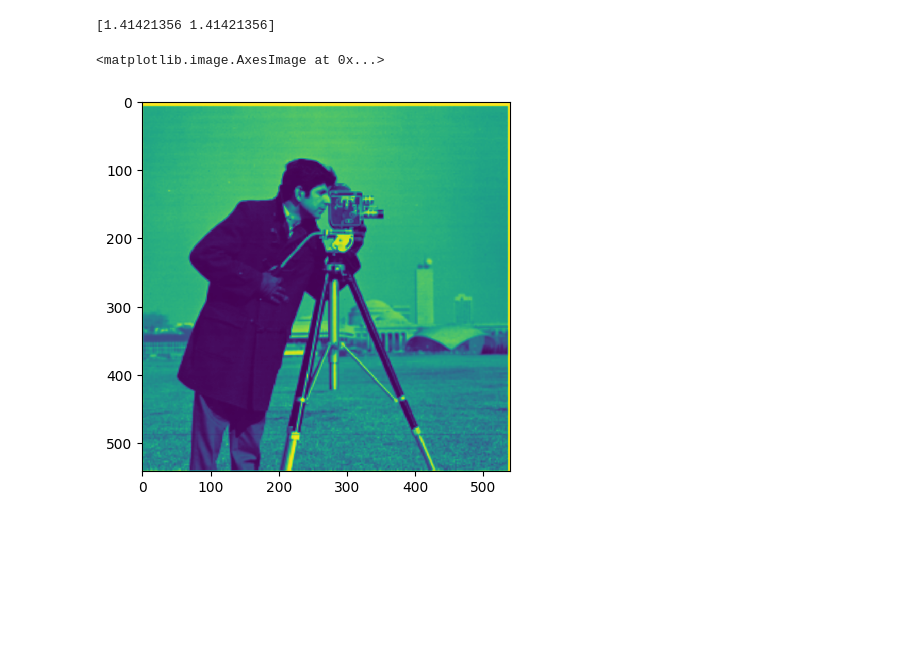
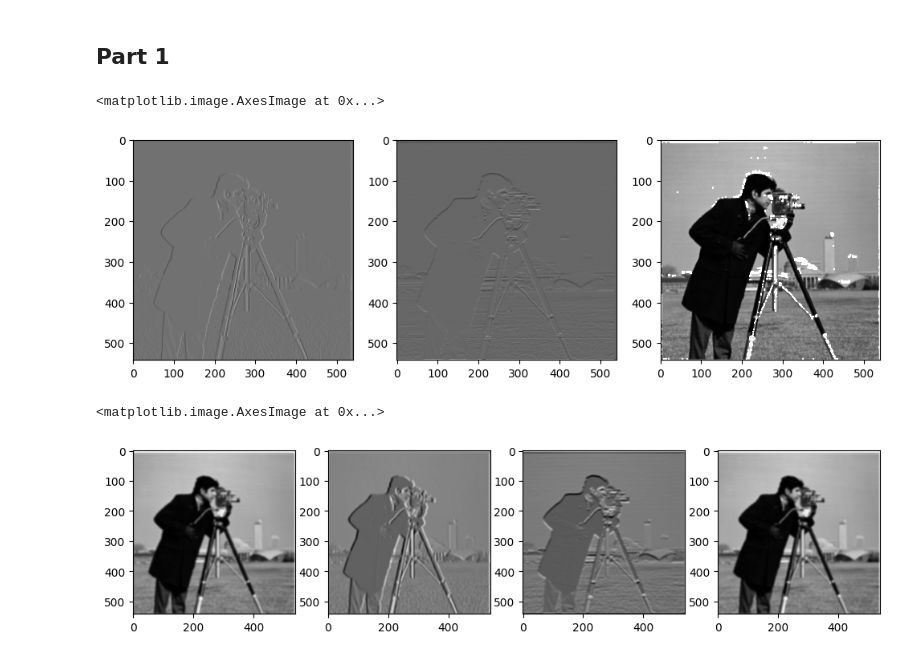
Before and after one commit to hailey-tran-9/cs180-fa23-proj2, a Jupyter notebook: code/main.ipynb, the cells around one changed output. Cells and saved outputs as stored; diff of their text form; code cells hidden in the pictures; blank space fills up the shorter version.

```diff
--- a/code/main.ipynb
+++ b/code/main.ipynb
@@ -31,10 +11,62 @@ plt.subplot(122); plt.imshow(img_blur_y)
-# %%
-# Gradient Magnitude Image
-magnitude_vec = np.sqrt((D_x**2) + (D_y**2))
-print(magnitude_vec)
-img_edge = signal.convolve2d(img[:,:,0], np.stack((magnitude_vec, magnitude_vec)), mode="same")
-plt.imshow(img_edge)
-# %% [output]
-[1.41421356 1.41421356]
-<matplotlib.image.AxesImage at 0x...>
-[figure, removed]
+# %% [markdown]
+<h2>Part 1</h2>
+# %%
+# Q1.1
+# Partial x and y derivatives
+
+img = skio.imread("../images/cameraman.png")
+img = rgb2gray(img[:,:,:3])
+# plt.imshow(img)
+
+D_x = np.tile(np.array([1,-1])[None,:], [3, 1]) / 2
+D_y = np.tile(np.array([1,-1]).T[:,None], [1, 3]) / 2
+
+# Dx
+img_D_x = signal.convolve2d(img, D_x, mode="same")
+
+# Dy
+img_D_y = signal.convolve2d(img, D_y, mode="same")
+
+# TODO
+# Edge Filtering
+magnitude_vec = np.sqrt((D_x**2) + (D_y.T**2))
+img_edge = signal.convolve2d(img, magnitude_vec, mode="same")
+
+img_binarize = np.ma.masked_inside(img_edge, 810, 850, copy=True)
+# print(img_binarize)
+
+plt.figure(figsize=(12, 4))
+plt.subplot(131); plt.imshow(img_D_x, cmap="gray")
+plt.subplot(132); plt.imshow(img_D_y, cmap="gray")
+plt.subplot(133); plt.imshow(img_binarize, cmap="gray")
+# %% [output]
+<matplotlib.image.AxesImage at 0x...>
+[figure, added]
+# %%
+# Q1.2
+# Gaussian Kernel
+gauss_2d_kernel = cv2.getGaussianKernel(10, 3) * cv2.getGaussianKernel(10, 3).T
+
+# Convolution
+img_gauss = signal.convolve2d(img, gauss_2d_kernel, mode="same")
+
+# Gauss D_x
+gauss_D_x = signal.convolve2d(gauss_2d_kernel, D_x, mode="same")
+img_gauss_D_x = signal.convolve2d(img, gauss_D_x, mode="same")
+
+# Gauss D_y
+gauss_D_y = signal.convolve2d(gauss_2d_kernel, D_y, mode="same")
+img_gauss_D_y = signal.convolve2d(img, gauss_D_y, mode="same")
+
+# TODO
+# Gauss Edge Filtering
+img_gauss_both = signal.convolve2d(img, np.matmul(gauss_D_x, gauss_D_y), mode="same")
+
+plt.figure(figsize=(12, 4))
+plt.subplot(141); plt.imshow(img_gauss, cmap="gray")
+plt.subplot(142); plt.imshow(img_gauss_D_x, cmap="gray")
+plt.subplot(143); plt.imshow(img_gauss_D_y, cmap="gray")
+plt.subplot(144); plt.imshow(img_gauss_both, cmap="gray")
+# %% [output]
+<matplotlib.image.AxesImage at 0x...>
+[figure, added]
```
Also changed, not shown: parts of 5 cells of this notebook, 1 other file.
